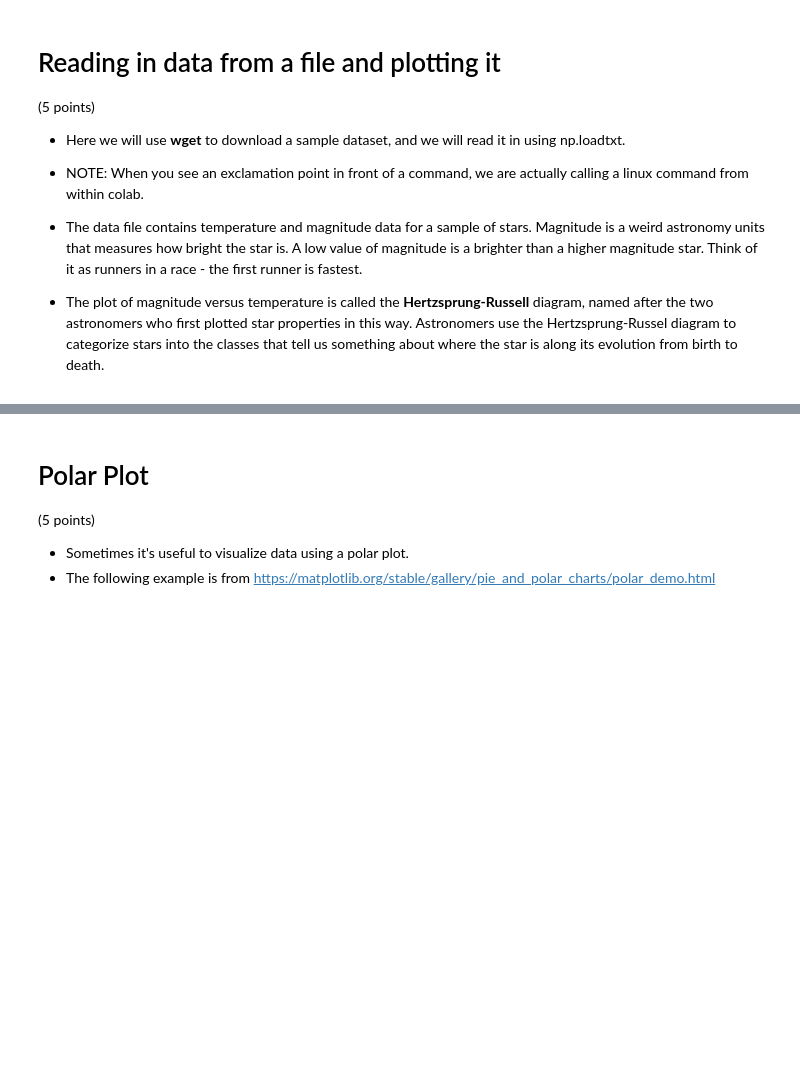
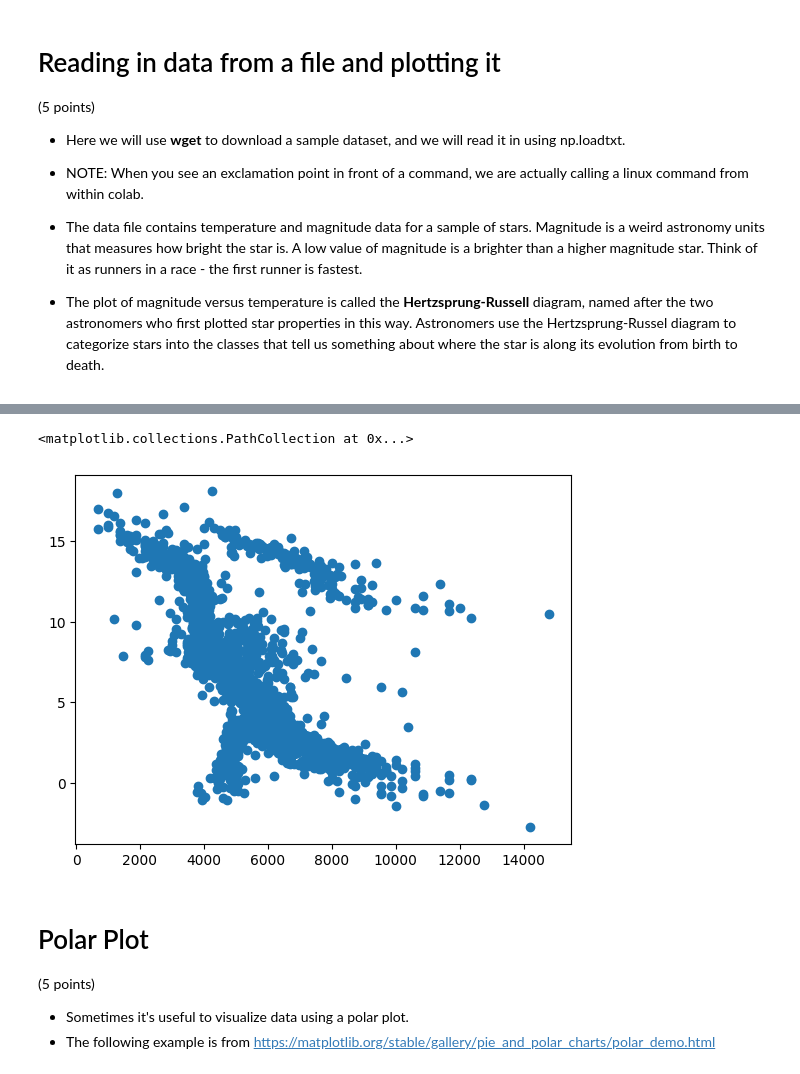
Before and after one commit to TRosee/computational_physics, a Jupyter notebook: Taylor_Conroy_Lab02_plotting_visualization.ipynb, the cells around one changed output, grey strips where cells are left out. Saved outputs shown, nothing was run; the diff lists cells and outputs as text; code cells hidden in the pictures; blank space fills up the shorter version.

```diff
--- a/Taylor_Conroy_Lab02_plotting_visualization.ipynb
+++ b/Taylor_Conroy_Lab02_plotting_visualization.ipynb
@@ -154,7 +157,11 @@ Text(0, 0.5, 'Magnitude')
 # %%
 # plot again using the scatter plot command,
 # and color code by the temperature of the star
 # note that c=mycolor is how you add color to the scatter plot.
+plt.scatter(temp,mag)
+# %% [output]
+<matplotlib.collections.PathCollection at 0x...>
+[figure, added]
 # %% [markdown]
 # Polar Plot
 
```
Also changed, not shown: parts of 11 cells of this notebook.
